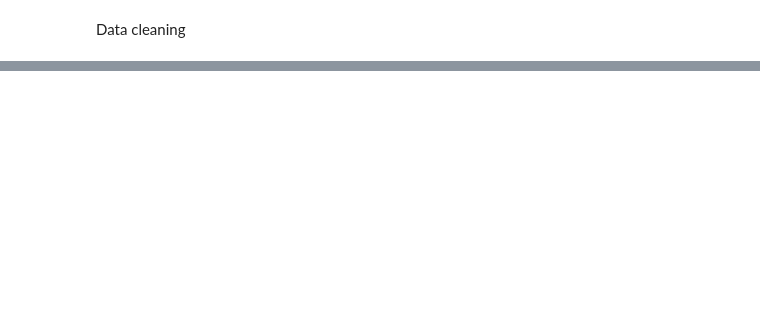
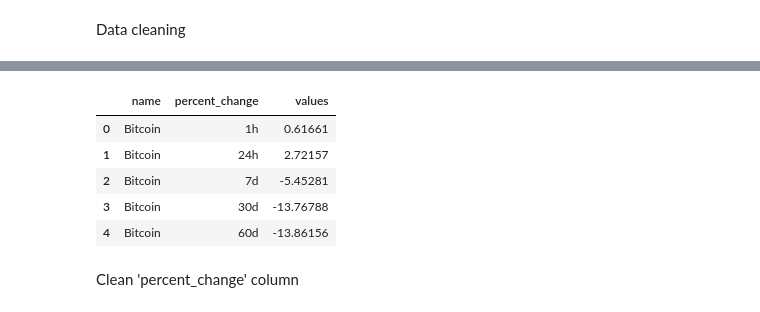
Before and after one commit to veroanalytic/coinmarketcap-automated, a Jupyter notebook: Coinmarketcap API.ipynb, the cells around one changed output, grey strips where cells are left out. Cells and saved outputs as stored; diff of their text form; code cells hidden in the pictures; blank space fills up the shorter version.

```diff
--- a/Coinmarketcap API.ipynb
+++ b/Coinmarketcap API.ipynb
@@ -157,0 +219,11 @@ Above dataframe will have issues with visualizing because the column headers nee
+# %%
+df_csv4.head()
+# %% [output]
+|  | name | percent_change | values |
+| 0 | Bitcoin | 1h | 0.61661 |
+| 1 | Bitcoin | 24h | 2.72157 |
+| 2 | Bitcoin | 7d | -5.45281 |
+| 3 | Bitcoin | 30d | -13.76788 |
+| 4 | Bitcoin | 60d | -13.86156 |
+# %% [markdown]
+Clean 'percent_change' column
```
Also changed, not shown: parts of 14 cells of this notebook, 3 other files.
